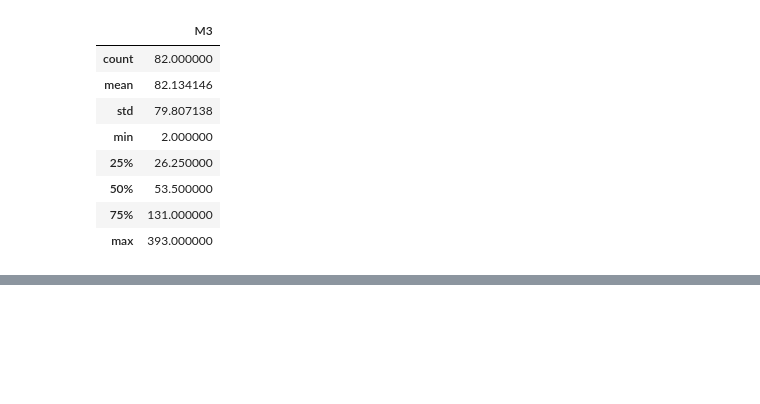
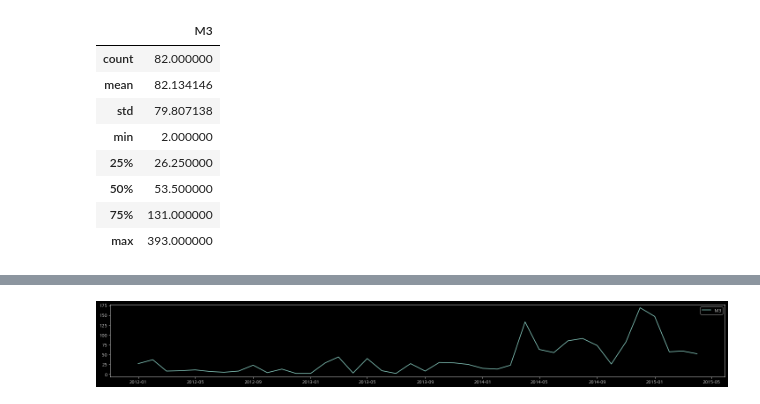
Before and after one commit to seonydg/ml-regression-order-quantity-forecast, a Jupyter notebook: regression-order-quantity-forecast.ipynb, the cells around one changed output, grey strips where cells are left out. Drawn from its saved outputs; the diff is of its cells as text; code cells hidden in the pictures; blank space fills up the shorter version.

```diff
--- a/regression-order-quantity-forecast.ipynb
+++ b/regression-order-quantity-forecast.ipynb
@@ -64,0 +81,7 @@ df.describe()
+# %%
+# 일부 기간 Plotting [0:40]
+plt.plot(df['Date'][0:40], df['M3'][0:40], label='M3');
+plt.legend();
+plt.gcf().set_size_inches(25, 3)
+# %% [output]
+[figure, added]
```
Also changed, not shown: parts of 5 cells of this notebook.
